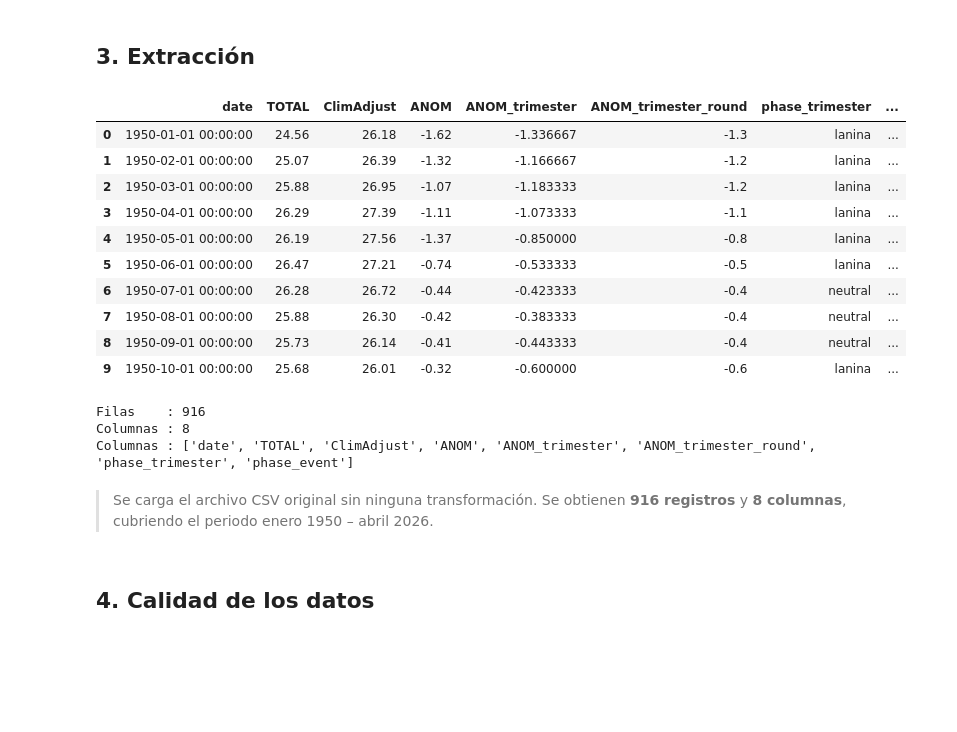
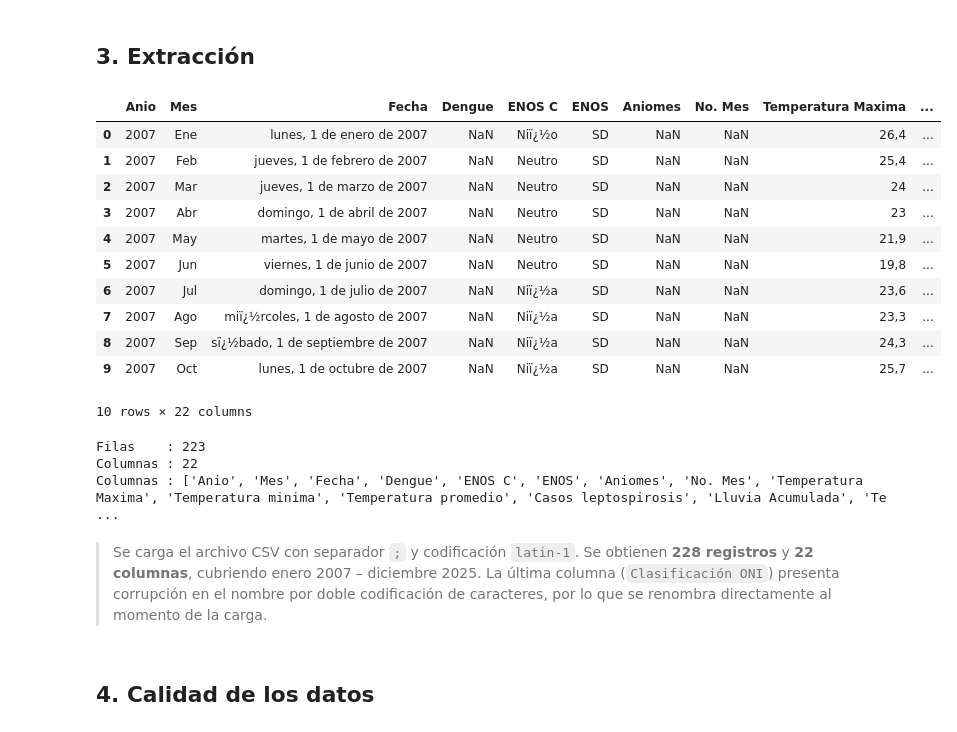
Before and after one commit to valexq/Cambio_climatico_CO, a Jupyter notebook: notebooks/01_etl.ipynb, the cells around one changed output. Cells and saved outputs as stored; diff of their text form; code cells hidden in the pictures; blank space fills up the shorter version.

```diff
--- a/notebooks/01_etl.ipynb
+++ b/notebooks/01_etl.ipynb
@@ -20,9 +18,9 @@ import pandas as pd
 import numpy as np
 
 ROOT           = Path.cwd().parent if Path.cwd().name == 'notebooks' else Path.cwd()
-RAW_PATH       = ROOT / 'data' / 'raw'       / 'Cambio_climatico.csv'
-CLEANED_PATH   = ROOT / 'data' / 'cleaned'   / 'enso_cleaned.csv'
-PROCESSED_PATH = ROOT / 'data' / 'processed' / 'enso_model_ready.csv'
+RAW_PATH       = ROOT / 'data' / 'raw'       / 'cambioclimatico.csv'
+CLEANED_PATH   = ROOT / 'data' / 'cleaned'   / 'cambioclimatico_cleaned.csv'
+PROCESSED_PATH = ROOT / 'data' / 'processed' / 'cambioclimatico_model_ready.csv'
 
 print("Rutas configuradas:")
 for name, path in [("RAW", RAW_PATH), ("CLEANED", CLEANED_PATH), ("PROCESSED", PROCESSED_PATH)]:
@@ -54,29 +66,34 @@ Contiene registros **mensuales desde enero de 1950 hasta abril de 2026** e inclu
 # %% [markdown]
 ## 3. Extracción
 # %%
-raw_df = pd.read_csv(RAW_PATH)
+raw_df = pd.read_csv(RAW_PATH, sep=';', encoding='latin-1')
+
+# Renombrar la última columna (nombre corrupto por doble codificación UTF-8/latin-1)
+raw_df.rename(columns={raw_df.columns[-1]: 'Clasificacion_ONI_raw'}, inplace=True)
 
 display(raw_df.head(10))
 print(f"Filas    : {raw_df.shape[0]:,}")
 print(f"Columnas : {raw_df.shape[1]}")
 print(f"Columnas : {list(raw_df.columns)}")
 # %% [output]
-|  | date | TOTAL | ClimAdjust | ANOM | ANOM_trimester | ANOM_trimester_round | phase_trimester | ... |
-| 0 | 1950-01-01 00:00:00 | 24.56 | 26.18 | -1.62 | -1.336667 | -1.3 | lanina | ... |
-| 1 | 1950-02-01 00:00:00 | 25.07 | 26.39 | -1.32 | -1.166667 | -1.2 | lanina | ... |
-| 2 | 1950-03-01 00:00:00 | 25.88 | 26.95 | -1.07 | -1.183333 | -1.2 | lanina | ... |
-| 3 | 1950-04-01 00:00:00 | 26.29 | 27.39 | -1.11 | -1.073333 | -1.1 | lanina | ... |
-| 4 | 1950-05-01 00:00:00 | 26.19 | 27.56 | -1.37 | -0.850000 | -0.8 | lanina | ... |
-| 5 | 1950-06-01 00:00:00 | 26.47 | 27.21 | -0.74 | -0.533333 | -0.5 | lanina | ... |
-| 6 | 1950-07-01 00:00:00 | 26.28 | 26.72 | -0.44 | -0.423333 | -0.4 | neutral | ... |
-| 7 | 1950-08-01 00:00:00 | 25.88 | 26.30 | -0.42 | -0.383333 | -0.4 | neutral | ... |
-| 8 | 1950-09-01 00:00:00 | 25.73 | 26.14 | -0.41 | -0.443333 | -0.4 | neutral | ... |
-| 9 | 1950-10-01 00:00:00 | 25.68 | 26.01 | -0.32 | -0.600000 | -0.6 | lanina | ... |
+|  | Anio | Mes | Fecha | Dengue | ENOS C | ENOS | Aniomes | No. Mes | Temperatura Maxima | ... |
+| 0 | 2007 | Ene | lunes, 1 de enero de 2007 | NaN | Niï¿½o | SD | NaN | NaN | 26,4 | ... |
+| 1 | 2007 | Feb | jueves, 1 de febrero de 2007 | NaN | Neutro | SD | NaN | NaN | 25,4 | ... |
+| 2 | 2007 | Mar | jueves, 1 de marzo de 2007 | NaN | Neutro | SD | NaN | NaN | 24 | ... |
+| 3 | 2007 | Abr | domingo, 1 de abril de 2007 | NaN | Neutro | SD | NaN | NaN | 23 | ... |
+| 4 | 2007 | May | martes, 1 de mayo de 2007 | NaN | Neutro | SD | NaN | NaN | 21,9 | ... |
+| 5 | 2007 | Jun | viernes, 1 de junio de 2007 | NaN | Neutro | SD | NaN | NaN | 19,8 | ... |
+| 6 | 2007 | Jul | domingo, 1 de julio de 2007 | NaN | Niï¿½a | SD | NaN | NaN | 23,6 | ... |
+| 7 | 2007 | Ago | miï¿½rcoles, 1 de agosto de 2007 | NaN | Niï¿½a | SD | NaN | NaN | 23,3 | ... |
+| 8 | 2007 | Sep | sï¿½bado, 1 de septiembre de 2007 | NaN | Niï¿½a | SD | NaN | NaN | 24,3 | ... |
+| 9 | 2007 | Oct | lunes, 1 de octubre de 2007 | NaN | Niï¿½a | SD | NaN | NaN | 25,7 | ... |
-Filas    : 916
-Columnas : 8
-Columnas : ['date', 'TOTAL', 'ClimAdjust', 'ANOM', 'ANOM_trimester', 'ANOM_trimester_round', 'phase_trimester', 'phase_event']
+10 rows × 22 columns
+Filas    : 223
+Columnas : 22
+Columnas : ['Anio', 'Mes', 'Fecha', 'Dengue', 'ENOS C', 'ENOS', 'Aniomes', 'No. Mes', 'Temperatura Maxima', 'Temperatura minima', 'Temperatura promedio', 'Casos leptospirosis', 'Lluvia Acumulada', 'Te ...
-# %% [markdown]
-> Se carga el archivo CSV original sin ninguna transformación. Se obtienen **916 registros** y **8 columnas**, cubriendo el periodo enero 1950 – abril 2026.
+# %% [markdown]
+> Se carga el archivo CSV con separador `;` y codificación `latin-1`. Se obtienen **228 registros** y **22 columnas**, cubriendo enero 2007 – diciembre 2025.
+> La última columna (`Clasificación ONI`) presenta corrupción en el nombre por doble codificación de caracteres, por lo que se renombra directamente al momento de la carga.
 # %% [markdown]
 ## 4. Calidad de los datos
 # %%
```
Also changed, not shown: parts of 46 cells of this notebook, 33 other files.
